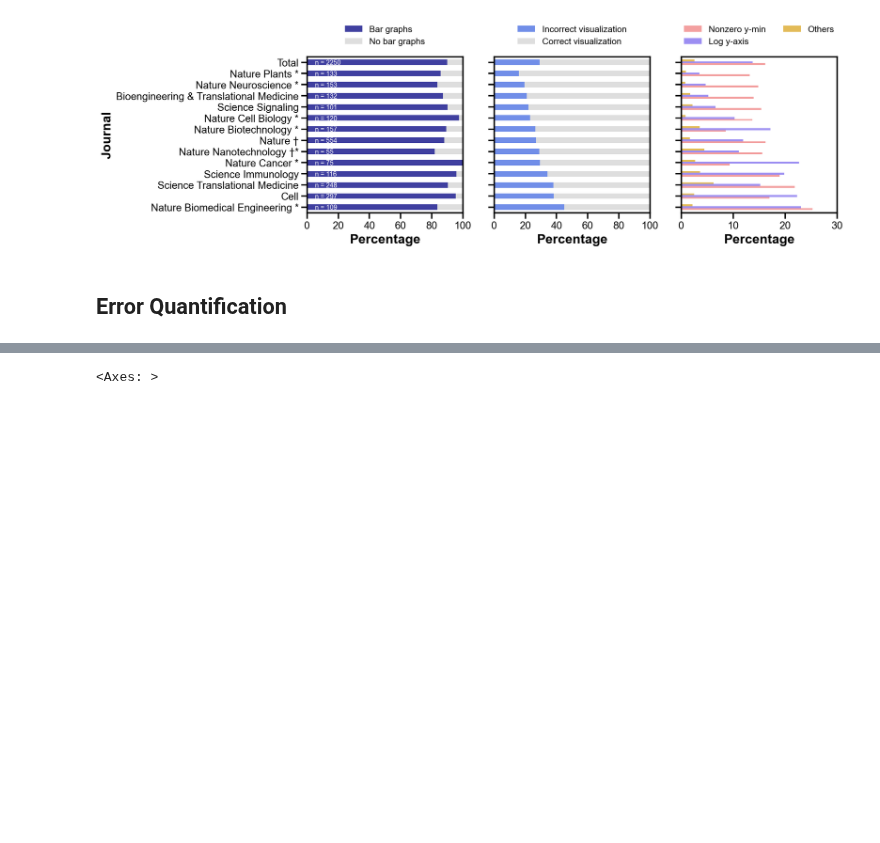
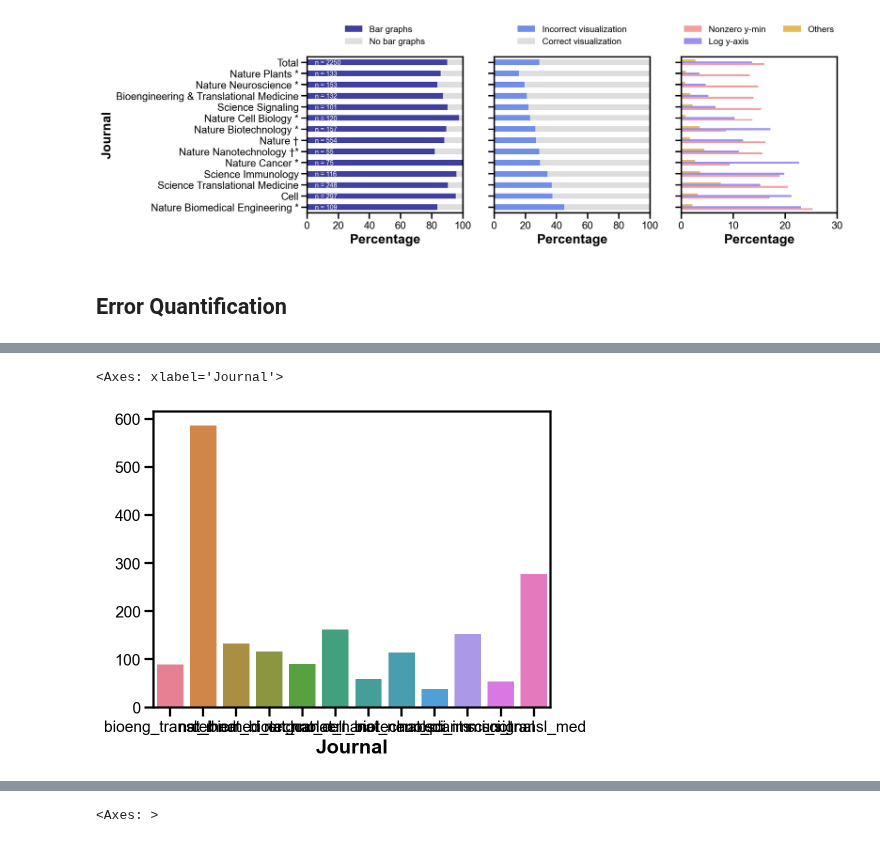
Before and after one commit to tengjuilin/misused-bar-graphs, a Jupyter notebook: bar-graph-classification.ipynb, the cells around one changed output, grey strips where cells are left out. Cells and saved outputs as stored; diff of their text form; code cells hidden in the pictures; blank space fills up the shorter version.

```diff
--- a/bar-graph-classification.ipynb
+++ b/bar-graph-classification.ipynb
@@ -154 +155,6 @@ df
+# %%
+sns.barplot(file_df.groupby('Journal').agg({'Fig ID': 'count'}).T)
+# %% [output]
+<Axes: xlabel='Journal'>
+[figure, added]
 # %%
```
Also changed, not shown: parts of 6 cells of this notebook, 2 other files.
